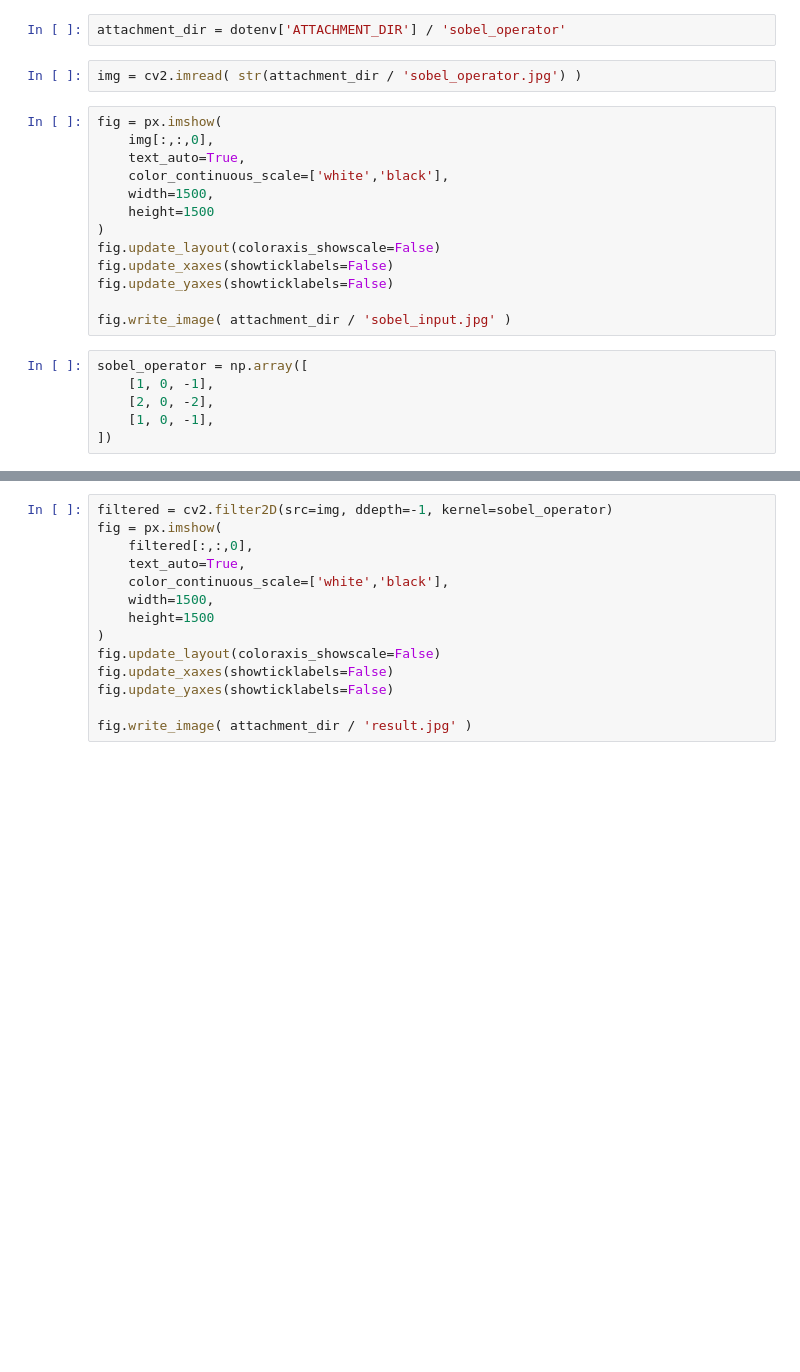
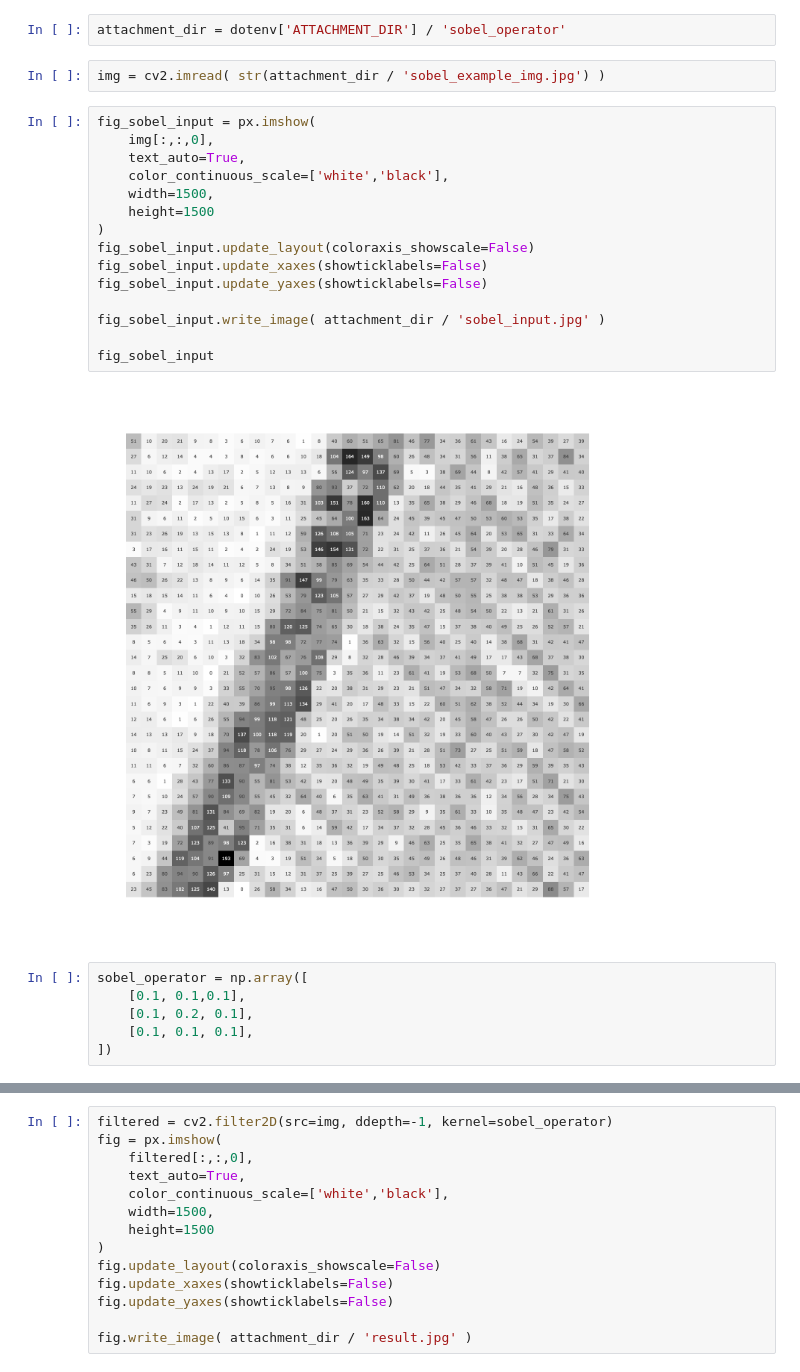
Before and after one commit to FBirwe/master-thesis_moire_detection, a Jupyter notebook: 70_Abbildungen_MA_errechnen/Sobel_Operator.ipynb, the cells around one changed output, grey strips where cells are left out. Cells and saved outputs as stored; diff of their text form; blank space fills up the shorter version.

```diff
--- a/70_Abbildungen_MA_errechnen/Sobel_Operator.ipynb
+++ b/70_Abbildungen_MA_errechnen/Sobel_Operator.ipynb
@@ -14,25 +14,29 @@ dotenv = load_dotenv()
 # %%
 attachment_dir = dotenv['ATTACHMENT_DIR'] / 'sobel_operator'
 # %%
-img = cv2.imread( str(attachment_dir / 'sobel_operator.jpg') )
+img = cv2.imread( str(attachment_dir / 'sobel_example_img.jpg') )
 # %%
-fig = px.imshow(
+fig_sobel_input = px.imshow(
     img[:,:,0],
     text_auto=True,
     color_continuous_scale=['white','black'],
     width=1500,
     height=1500
 )
-fig.update_layout(coloraxis_showscale=False)
-fig.update_xaxes(showticklabels=False)
-fig.update_yaxes(showticklabels=False)
+fig_sobel_input.update_layout(coloraxis_showscale=False)
+fig_sobel_input.update_xaxes(showticklabels=False)
+fig_sobel_input.update_yaxes(showticklabels=False)
 
-fig.write_image( attachment_dir / 'sobel_input.jpg' )
+fig_sobel_input.write_image( attachment_dir / 'sobel_input.jpg' )
+
+fig_sobel_input
+# %% [output]
+[figure, added]
 # %%
 sobel_operator = np.array([
-    [1, 0, -1],
-    [2, 0, -2],
-    [1, 0, -1],
+    [0.1, 0.1,0.1],
+    [0.1, 0.2, 0.1],
+    [0.1, 0.1, 0.1],
 ])
 # %%
 fig = px.imshow(
```
Also changed, not shown: parts of 1 cell of this notebook, 8 other files.
